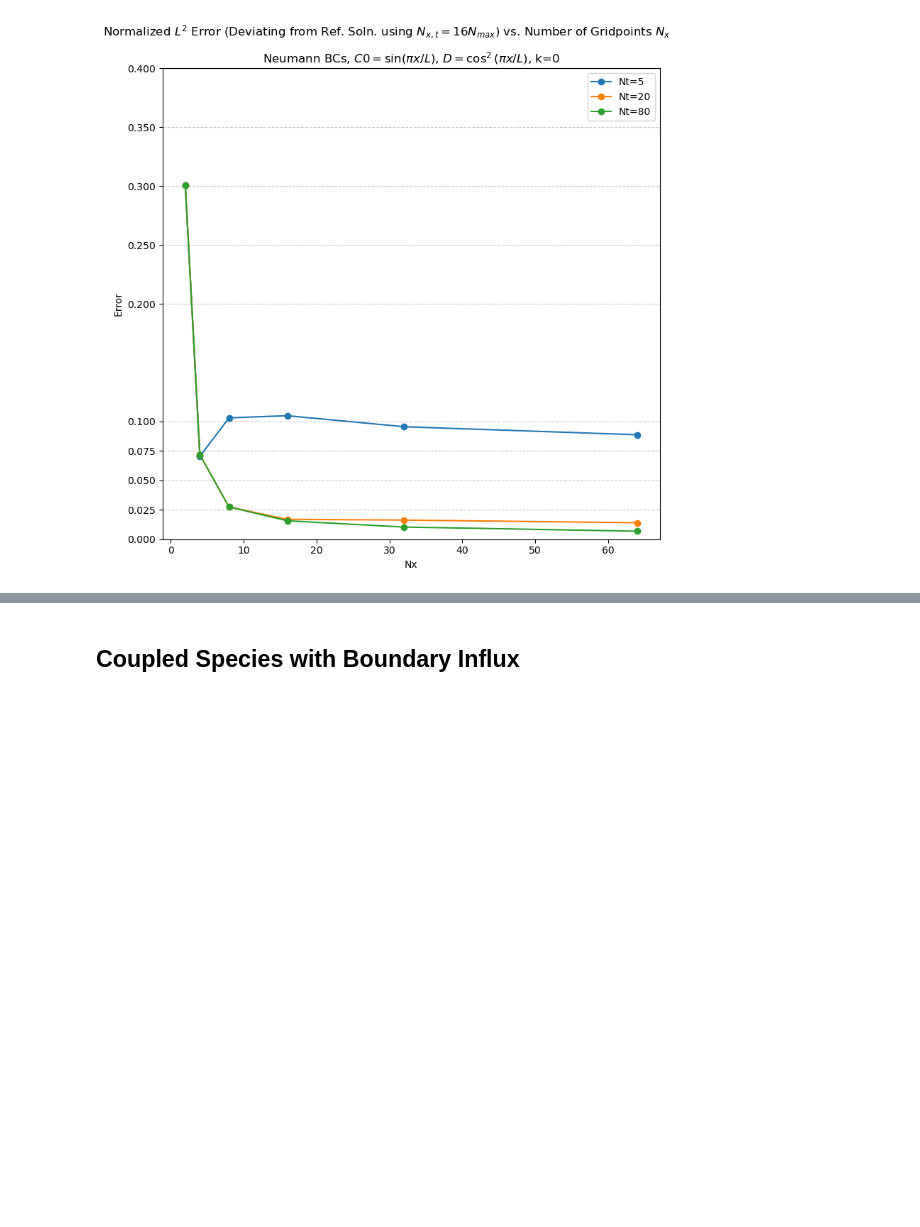
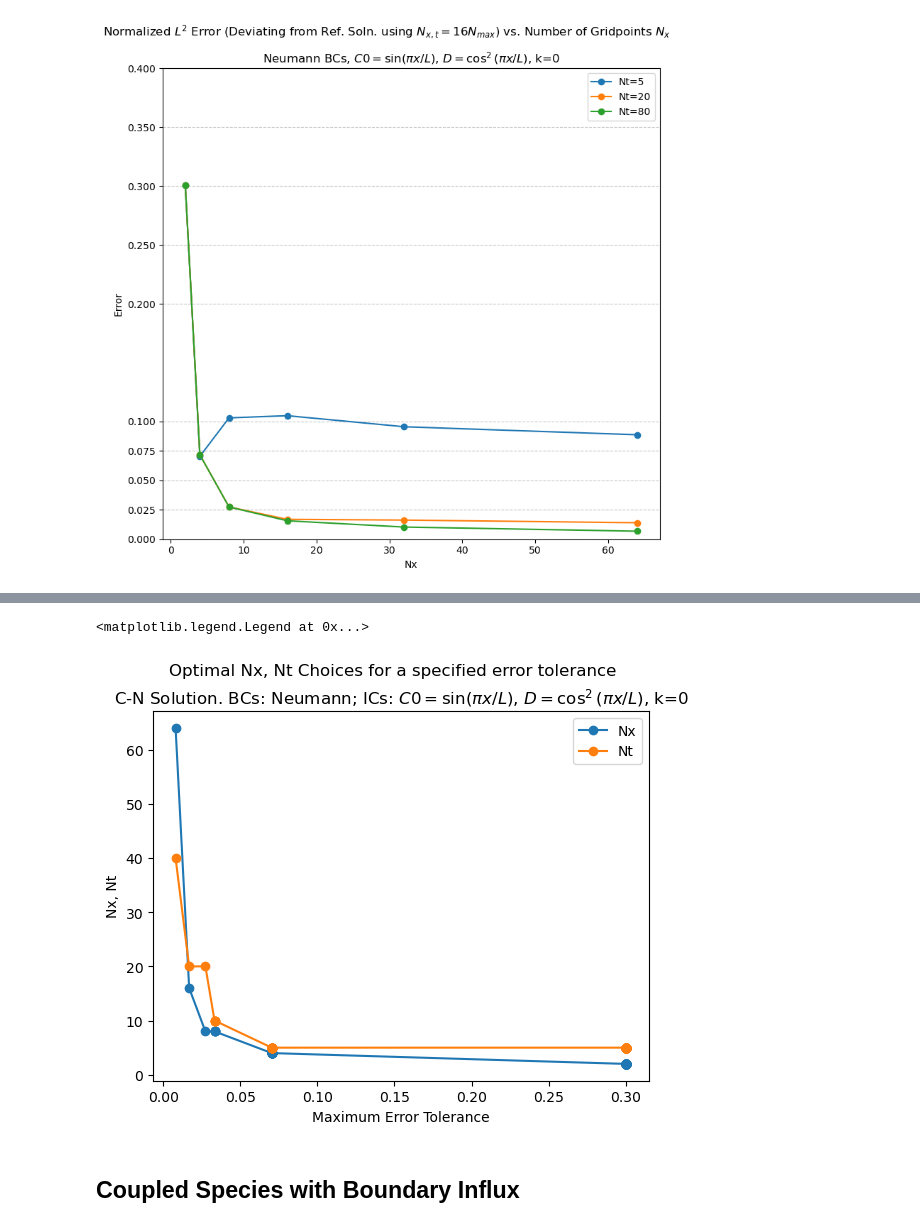
Before and after one commit to william-dove/Diffusion-Modeling, a Jupyter notebook: Diffusion.ipynb, the cells around one changed output, grey strips where cells are left out. Saved outputs shown, nothing was run; the diff lists cells and outputs as text; code cells hidden in the pictures; blank space fills up the shorter version.

Commit message:
Worked on analytic solution for experimental boundary conditions and comparing with experimental data

```diff
--- a/Diffusion.ipynb
+++ b/Diffusion.ipynb
@@ -1374,0 +1379,24 @@ plt.tight_layout()
+# %%
+def choose_optimal(err_data, max_err):
+    '''
+    Given error data for Nx, Nt, chooses the optimal combination. a
+    Assumes computational cost = Nx*Nt.
+
+    err_data: pd dataframe with columns Nx, Nt, Error
+    max_err: The maximum acceptable L2 error from analytic/reference solution
+    '''
+
+    err_data_acceptable = err_data[err_data["Error"] <= max_err]
+
+
+    if err_data_acceptable.empty: raise ValueError(f"No (Nx, Nt) combination satisfies the error tolerance (err = {max_err}).")
+
+    err_data_acceptable["Cost"] = err_data_acceptable["Nx"]*err_data_acceptable["Nt"]
+
+    optimal = err_data_acceptable.sort_values(by=["Cost", "Error"]).iloc[0] # Locate cheapest solution (best Nx, Nt combo) then minimize error
+
+    return optimal
+# %%
+optimal = choose_optimal(costs_2, 0.01)
+
+optimal
@@ -1374,0 +1414,10 @@ plt.tight_layout()
+# %%
+rows = []
+cols = ["Nx", "Nt", "Error", "Cost"]
+for err in np.linspace(0.01, 1, 100):
+    optimal = choose_optimal(costs_2, err)
+    rows.append([optimal["Nx"], optimal["Nt"], optimal["Error"], optimal["Cost"]])
+
+err_data = pd.DataFrame(rows, columns=cols)
+
+err_data
@@ -1375,3 +1455,14 @@ plt.tight_layout()
+# %%
+plt.plot(err_data["Error"], err_data["Nx"], 'o-', label='Nx')
+plt.plot(err_data["Error"], err_data["Nt"], 'o-', label='Nt')
+plt.suptitle('Optimal Nx, Nt Choices for a specified error tolerance')
+plt.title(f"C-N Solution. BCs: Neumann; ICs: $C0= \sin(\pi x / L)$, $D=\cos^2(\pi x / L)$, k=0")
+plt.ylabel("Nx, Nt")
+plt.xlabel("Maximum Error Tolerance")
+plt.legend()
+# %% [output]
+<matplotlib.legend.Legend at 0x...>
+[figure, added]
 # %% [markdown]
 ## Coupled Species with Boundary Influx
 # %% [markdown]
```
Also changed, not shown: parts of 6 cells of this notebook, 4 other files.
